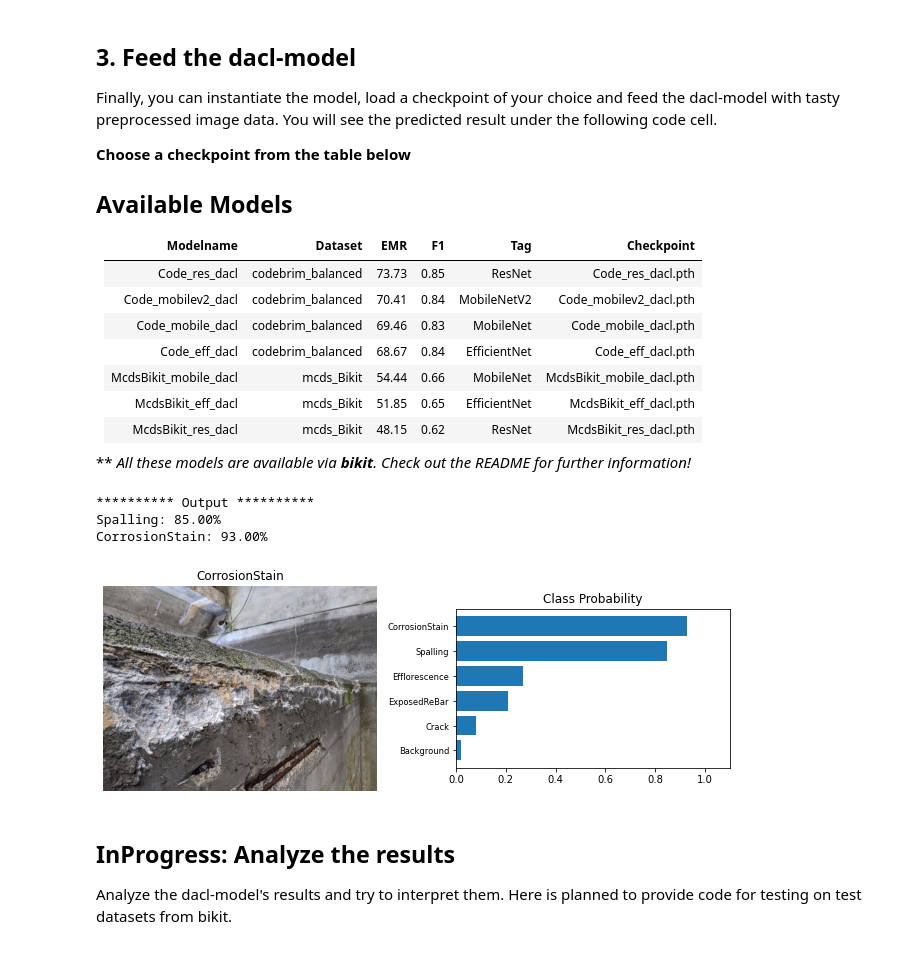
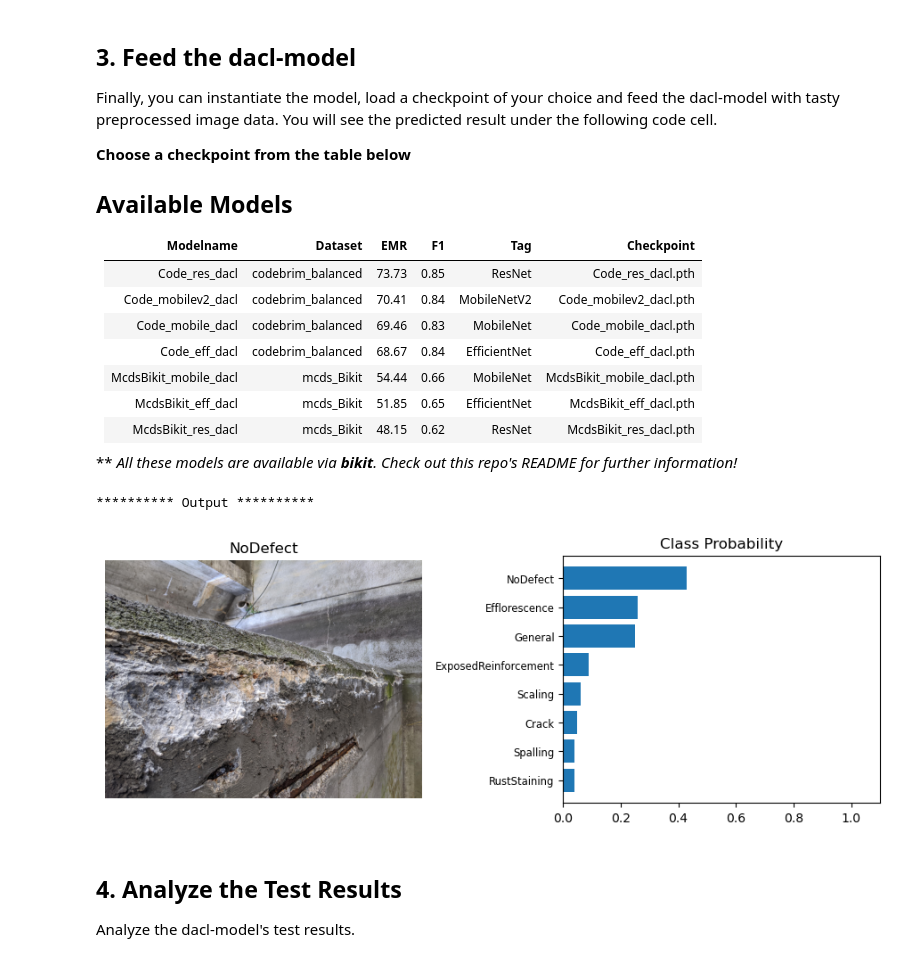
Before and after one commit to jfltzngr/dacl-demo, a Jupyter notebook: demo.ipynb, the cells around one changed output. Saved outputs shown, nothing was run; the diff lists cells and outputs as text; code cells hidden in the pictures.

```diff
--- a/demo.ipynb
+++ b/demo.ipynb
@@ -18,20 +19,27 @@ Initially, we have to import the modules we want to use. Make sure that you have
 # %%
-import os
-import random
+import time, os, json, random
 from pathlib import Path
 
 import numpy as np
+import pandas as pd
+
 import torch
 from torch import nn
-from torchvision import models
+from torchvision import models, transforms
+from torch.utils.data import DataLoader
+from torchmetrics import MetricCollection, F1Score
 
 from efficientnet_pytorch import EfficientNet
 from efficientnet_pytorch.utils import MemoryEfficientSwish
 
+from bikit.utils import list_datasets, download_dataset
+from bikit.datasets import BikitDataset
+from bikit.metrics import EMR_mt, Recalls_mt
+
 from PIL import Image
 import matplotlib.pyplot as plt
-import json
 
+device = torch.device('cuda' if torch.cuda.is_available() else 'cpu')
 
 %matplotlib inline
 # %% [markdown]
@@ -310,50 +330,52 @@ Finally, you can instantiate the model, load a checkpoint of your choice and fee
 | McdsBikit_eff_dacl    | mcds_Bikit        | 51.85 | 0.65 | EfficientNet | McdsBikit_eff_dacl.pth    |
 | McdsBikit_res_dacl    | mcds_Bikit        | 48.15 | 0.62 | ResNet       | McdsBikit_res_dacl.pth    |
 
-** *All these models are available via **bikit**. Check out the README for further information!*
+** *All these models are available via **bikit**. Check out this repo's README for further information!*
 # %%
 # Choose which checkpoint/model you want to load from the table above:
-cp_name = 'Code_mobilev2_dacl.pth'
+cp_name = 'McdsBikit_mobile_dacl.pth'
 
 # Load the checkpoint:
 cp = torch.load(Path('models/' + cp_name))
+cp['dataset'] = cp['dataset'].lower()
 
 # Instantiate the model:
 model = DaclNet(base_name=cp['base'], resolution = cp['resolution'], hidden_layers=cp['hidden_layers'],
-				drop_prob=cp['drop_prob'], num_class=cp['num_class'])
-model.load_state_dict(cp['state_dict']) # Load the pre-trained wights into the model
+				num_class=cp['num_class'])
+model.load_state_dict(cp['state_dict']) # Load the pre-trained weights into the model
 model.eval() # Set the model to eval-mode. No dropout and no autograd will be applied.
+model.to(device)
 
-# Now let's feed the dacl-model in order to  classify the preprocessed image that we imported at the beginning:
-logits = model(img_proc)
+with torch.no_grad(): # Disable tracking of gradients in autograd (saves some time)
 
-# Apply sigmoid activation to get predictions:
-preds = torch.sigmoid(logits).float().squeeze(0)
+    # Now, let's feed the dacl-model in order to  classify the preprocessed image that we imported at the beginning:
+    logits = model(img_proc)
+
+    # Apply sigmoid activation to get predictions:
+    preds = torch.sigmoid(logits).float().squeeze(0).to('cpu')
 
 # Binarize results:
-threshold = .5 # Which threshold do you want to choose for binarization of predictions (for bikit .5 was chosen)?
+threshold = .5 # Which threshold do you want to choose for binarization of predictions? (for bikit, 0.5 was chosen)
 bin = np.array(preds > threshold, dtype=float)
 
 # In the cat_to_name file our damage-class-names are stored with the according position in the output vector:
 with open('cat_to_name.json', 'r') as f:
-	cat_to_name = json.load(f)[cp['dataset']]
+	cat_to_name = json.load(f)[cp['dataset'].lower()]
 
 # Output:
 # Make a dict with the predictions:
 preds_dict = {v:round(preds[int(k)].item(),2) for k,v in cat_to_name.items()}
 print('*'*10, 'Output', '*'*10)
-# print('This is the model you have just created:\n', model)
+
 for k,v in preds_dict.items():
 	if v > .5:
 		print('%s: %.2f%%' % (k,v*100))
 
 # View the classified image and it's predictions:
 view_classify(img_path, preds_dict)
 # %% [output]
 ********** Output **********
-Spalling: 85.00%
-CorrosionStain: 93.00%
-[figure, old version]
+[figure, new version]
-# %% [markdown]
-## InProgress: Analyze the results
-Analyze the dacl-model's results and try to interpret them. Here is planned to provide code for testing on test datasets from bikit.
+# %% [markdown]
+## 4. Analyze the Test Results
+Analyze the dacl-model's test results.
```
Also changed, not shown: parts of 9 cells of this notebook, 22 other files.
